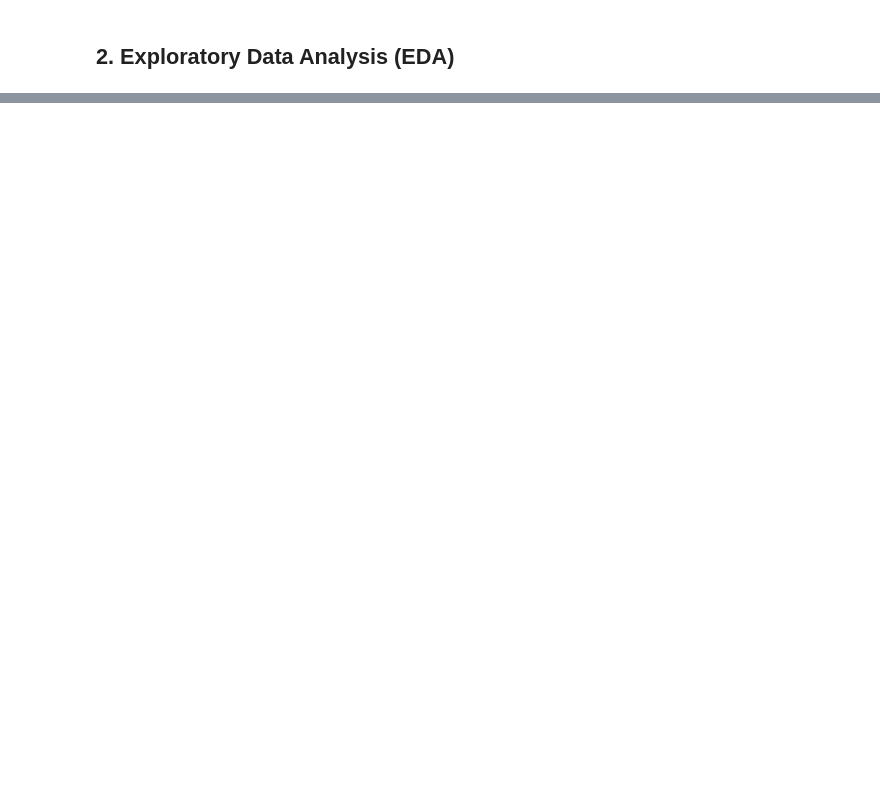
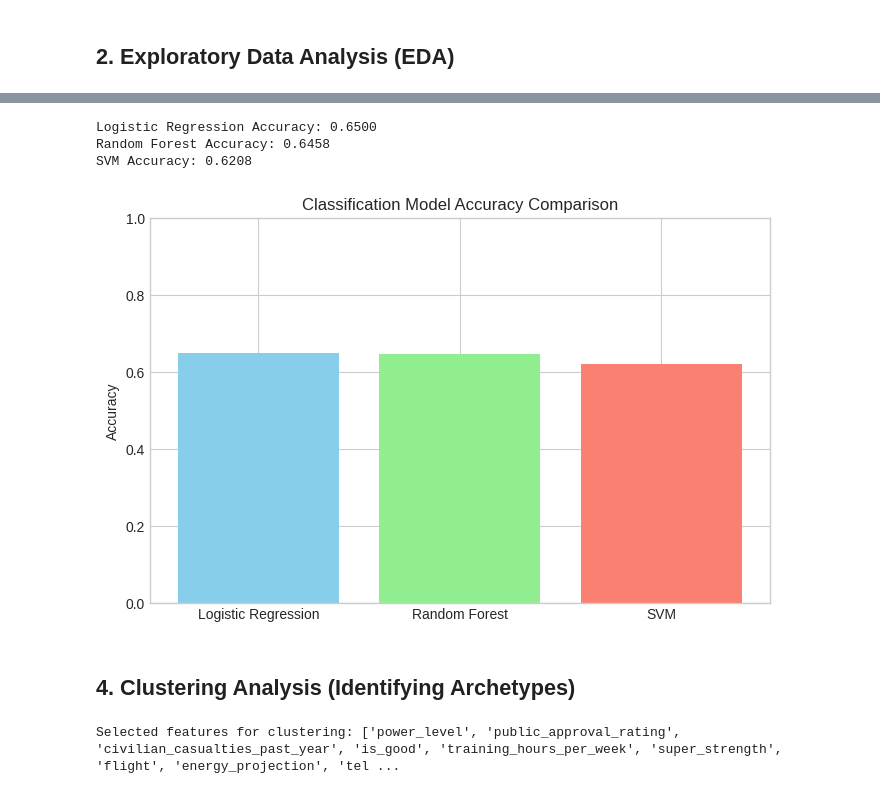
Before and after one commit to elbarbary/superhero-classification, a Jupyter notebook: superhero_analysis_executed.ipynb, the cells around one changed output, grey strips where cells are left out. Cells and saved outputs as stored; diff of their text form; code cells hidden in the pictures; blank space fills up the shorter version.

```diff
--- a/superhero_analysis_executed.ipynb
+++ b/superhero_analysis_executed.ipynb
@@ -780,0 +98,55 @@ Enhanced dataset saved to 'superhero_with_clusters.csv'
+# %%
+# Train Models
+models = {
+    'Logistic Regression': LogisticRegression(random_state=42),
+    'Random Forest': RandomForestClassifier(random_state=42),
+    'SVM': SVC(random_state=42)
+}
+
+results = {}
+
+for name, model in models.items():
+    # Use scaled data for LR and SVM
+    if name in ['Logistic Regression', 'SVM']:
+        model.fit(X_train_scaled, y_train)
+        pred = model.predict(X_test_scaled)
+    else:
+        model.fit(X_train, y_train)
+        pred = model.predict(X_test)
+
+    acc = accuracy_score(y_test, pred)
+    results[name] = acc
+    print(f"{name} Accuracy: {acc:.4f}")
+
+# Visualize Comparison
+plt.figure(figsize=(8, 5))
+plt.bar(results.keys(), results.values(), color=['skyblue', 'lightgreen', 'salmon'])
+plt.ylim(0, 1.0)
+plt.title('Classification Model Accuracy Comparison')
+plt.ylabel('Accuracy')
+plt.savefig('figures/model_comparison.png')
+plt.show()
+# %% [output]
+Logistic Regression Accuracy: 0.6500
+Random Forest Accuracy: 0.6458
+SVM Accuracy: 0.6208
+[figure, added]
+# %% [markdown]
+## 4. Clustering Analysis (Identifying Archetypes)
+# %%
+# FEATURE SELECTION FOR CLUSTERING
+# We select features that define behavior and power, excluding noisy physical traits
+cluster_features = [
+    'power_level',
+    'public_approval_rating',
+    'civilian_casualties_past_year',
+    'is_good',  # Included to help separate hero/villain clusters
+    'training_hours_per_week'
+] + power_cols
+
+X_cluster = df[cluster_features].copy()
+X_cluster_scaled = scaler.fit_transform(X_cluster)
+
+print("Selected features for clustering:", cluster_features)
+# %% [output]
+Selected features for clustering: ['power_level', 'public_approval_rating', 'civilian_casualties_past_year', 'is_good', 'training_hours_per_week', 'super_strength', 'flight', 'energy_projection', 'tel ...
```
Also changed, not shown: parts of 51 cells of this notebook, 10 other files.
